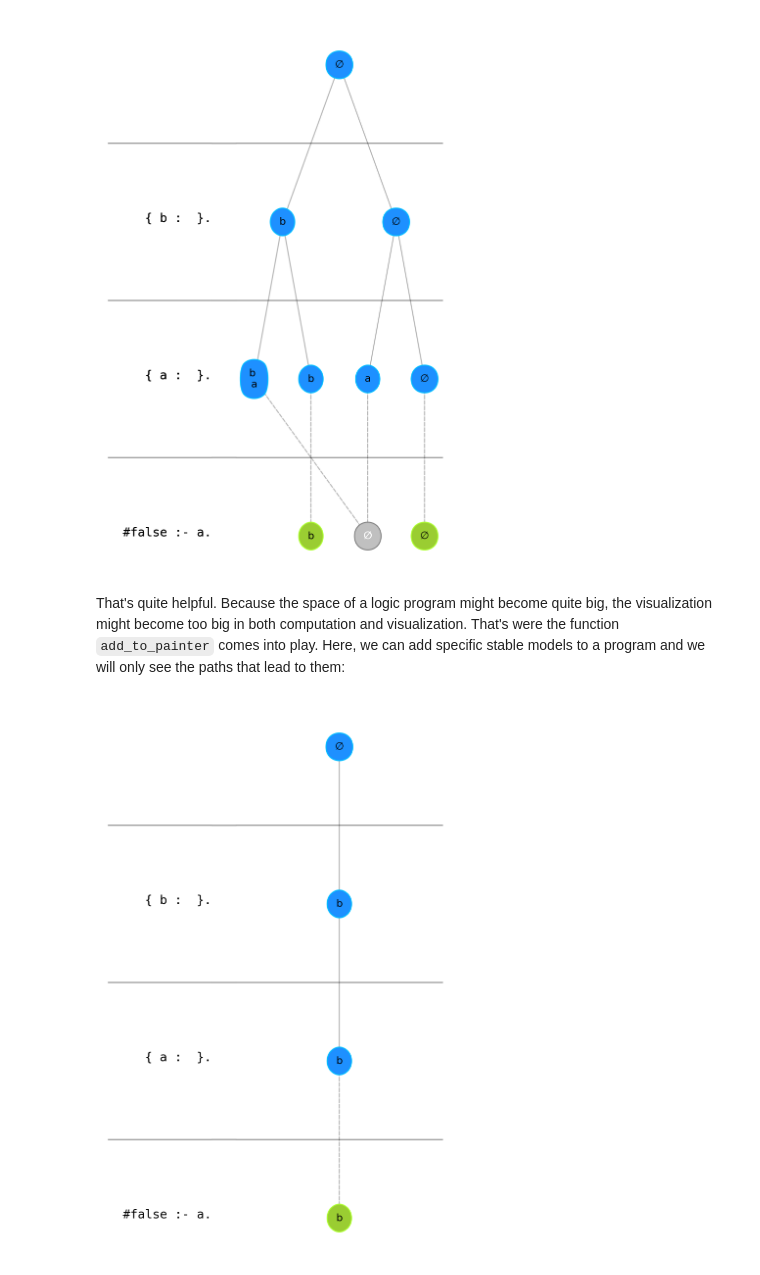
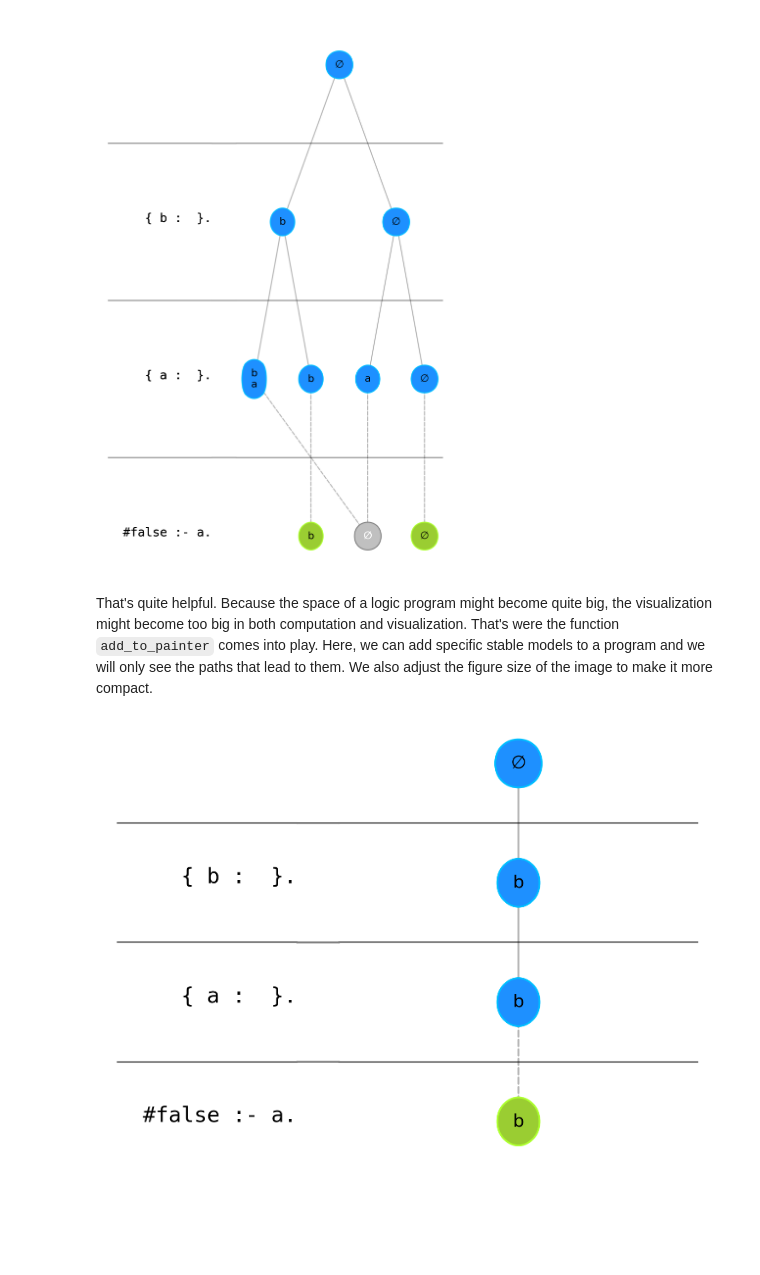
Before and after one commit to glaserL/vizlo, a Jupyter notebook: examples/example.ipynb, the cells around one changed output. Drawn from its saved outputs; the diff is of its cells as text; code cells hidden in the pictures; blank space fills up the shorter version.

```diff
--- a/examples/example.ipynb
+++ b/examples/example.ipynb
@@ -19,14 +19,15 @@ plt.show()
 That's quite helpful. Because the space of a logic program might become quite big,
 the visualization might become too big in both computation and visualization.
 That's were the function `add_to_painter` comes into play. Here, we can add specific
-stable models to a program and we will only see the paths that lead to them:
+stable models to a program and we will only see the paths that lead to them.
+We also adjust the figure size of the image to make it more compact.
 # %%
 with ctl.solve(yield_=True) as handle:
     for m in handle:
         if m.contains(clingo.Function("b",[])):
             ctl.add_to_painter(m)
 
-ctl.paint(show_entire_model=True)
+ctl.paint(show_entire_model=True, figsize=(5, 3.5))
 plt.show()
 # %% [output]
-[figure, old version]
+[figure, new version]
```
Also changed, not shown: 6 other files.
